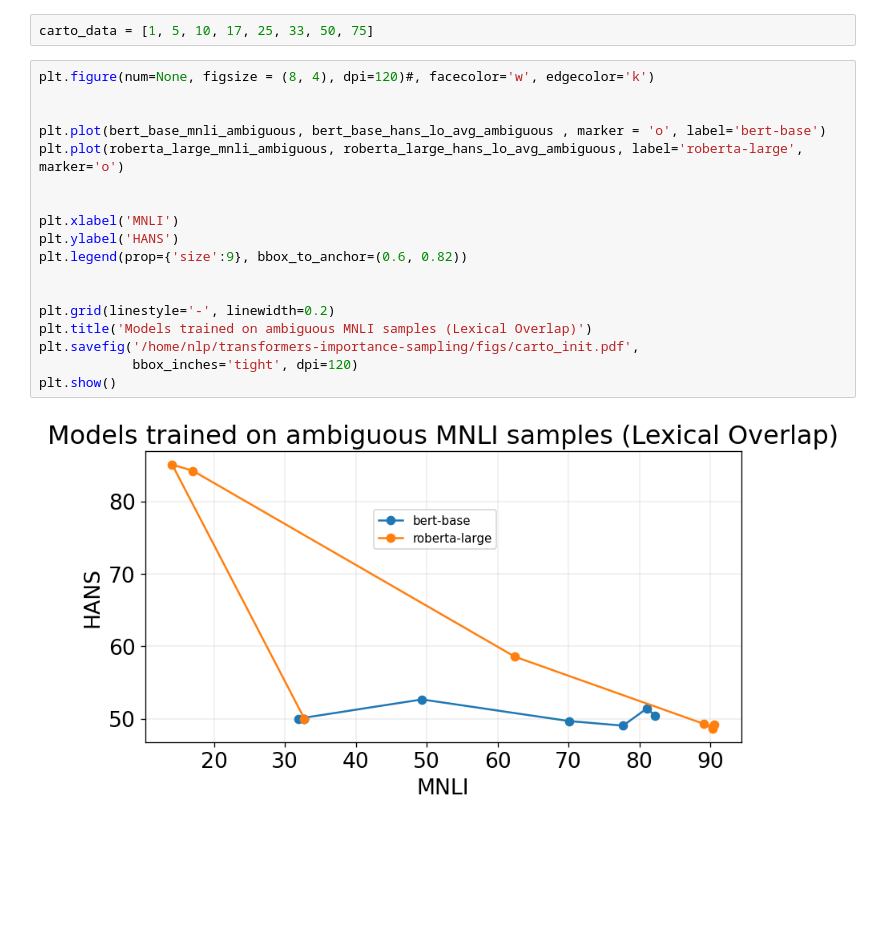
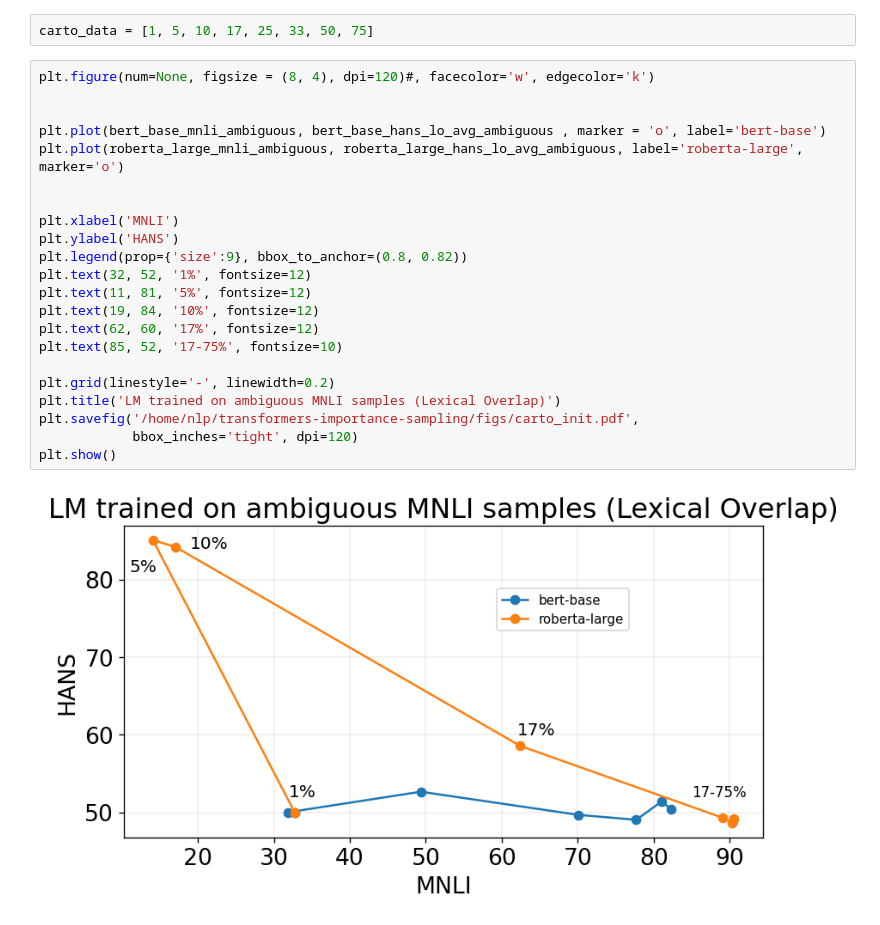
Before and after one commit to prajjwal1/generalize_lm_nli, a Jupyter notebook: nbs/graph_plots_paper.ipynb, the cells around one changed output. Cells and saved outputs as stored; diff of their text form; blank space fills up the shorter version.

```diff
--- a/nbs/graph_plots_paper.ipynb
+++ b/nbs/graph_plots_paper.ipynb
@@ -2059,23 +2059,27 @@ carto_data = [1, 5, 10, 17, 25, 33, 50, 75]
 # %%
 plt.figure(num=None, figsize = (8, 4), dpi=120)#, facecolor='w', edgecolor='k')
 
 
 plt.plot(bert_base_mnli_ambiguous, bert_base_hans_lo_avg_ambiguous , marker = 'o', label='bert-base')
 plt.plot(roberta_large_mnli_ambiguous, roberta_large_hans_lo_avg_ambiguous, label='roberta-large', marker='o')
 
 
 plt.xlabel('MNLI')
 plt.ylabel('HANS')
-plt.legend(prop={'size':9}, bbox_to_anchor=(0.6, 0.82))
-
+plt.legend(prop={'size':9}, bbox_to_anchor=(0.8, 0.82))
+plt.text(32, 52, '1%', fontsize=12)
+plt.text(11, 81, '5%', fontsize=12)
+plt.text(19, 84, '10%', fontsize=12)
+plt.text(62, 60, '17%', fontsize=12)
+plt.text(85, 52, '17-75%', fontsize=10)
 
 plt.grid(linestyle='-', linewidth=0.2)
-plt.title('Models trained on ambiguous MNLI samples (Lexical Overlap)')
+plt.title('LM trained on ambiguous MNLI samples (Lexical Overlap)')
 plt.savefig('/home/nlp/transformers-importance-sampling/figs/carto_init.pdf',
             bbox_inches='tight', dpi=120)
 plt.show()
 # %% [output]
-[figure, old version]
+[figure, new version]
 # %%
 plt.figure(num=None, figsize = (8, 4), dpi=120)#, facecolor='w', edgecolor='k')
 
```
Also changed, not shown: parts of 2 cells of this notebook, 8 other files.
